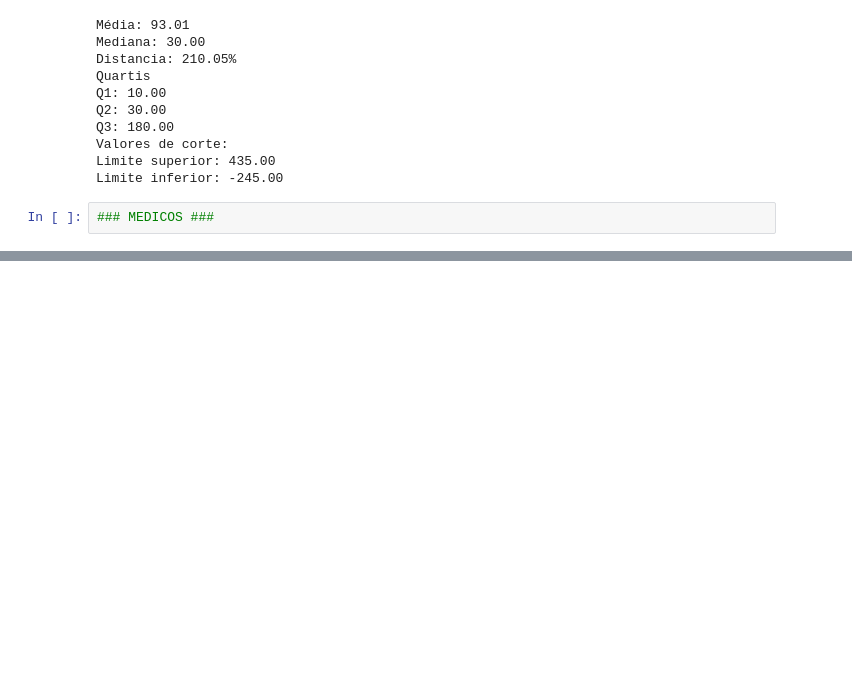
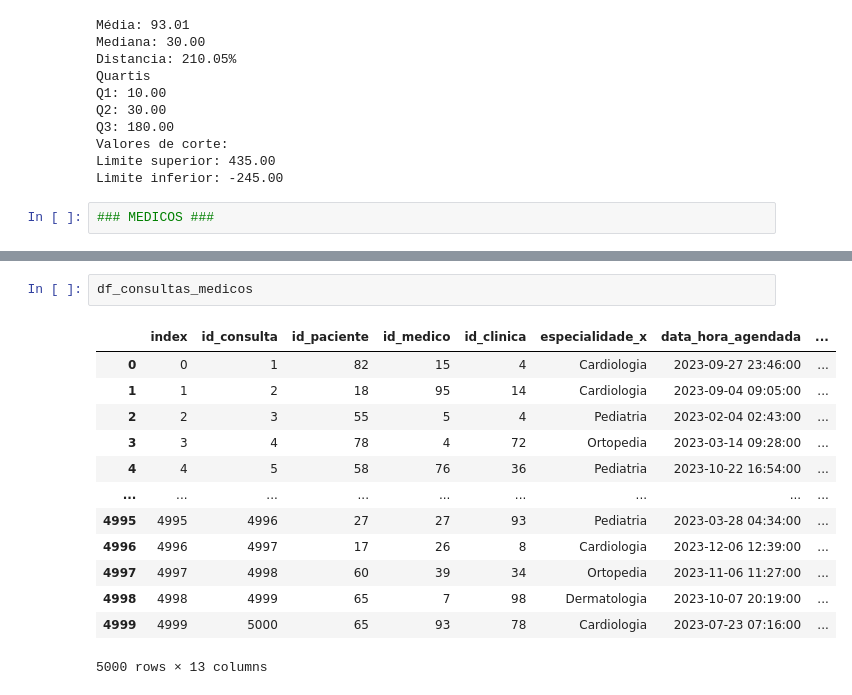
Before and after one commit to ArlemSilva/ClinicasNara, a Jupyter notebook: projeto nara.ipynb, the cells around one changed output, grey strips where cells are left out. Cells and saved outputs as stored; diff of their text form; blank space fills up the shorter version.

```diff
--- a/projeto nara.ipynb
+++ b/projeto nara.ipynb
@@ -391,0 +362,16 @@ plt.show
+# %%
+df_consultas_medicos
+# %% [output]
+|  | index | id_consulta | id_paciente | id_medico | id_clinica | especialidade_x | data_hora_agendada | ... |
+| 0 | 0 | 1 | 82 | 15 | 4 | Cardiologia | 2023-09-27 23:46:00 | ... |
+| 1 | 1 | 2 | 18 | 95 | 14 | Cardiologia | 2023-09-04 09:05:00 | ... |
+| 2 | 2 | 3 | 55 | 5 | 4 | Pediatria | 2023-02-04 02:43:00 | ... |
+| 3 | 3 | 4 | 78 | 4 | 72 | Ortopedia | 2023-03-14 09:28:00 | ... |
+| 4 | 4 | 5 | 58 | 76 | 36 | Pediatria | 2023-10-22 16:54:00 | ... |
+| ... | ... | ... | ... | ... | ... | ... | ... | ... |
+| 4995 | 4995 | 4996 | 27 | 27 | 93 | Pediatria | 2023-03-28 04:34:00 | ... |
+| 4996 | 4996 | 4997 | 17 | 26 | 8 | Cardiologia | 2023-12-06 12:39:00 | ... |
+| 4997 | 4997 | 4998 | 60 | 39 | 34 | Ortopedia | 2023-11-06 11:27:00 | ... |
+| 4998 | 4998 | 4999 | 65 | 7 | 98 | Dermatologia | 2023-10-07 20:19:00 | ... |
+| 4999 | 4999 | 5000 | 65 | 93 | 78 | Cardiologia | 2023-07-23 07:16:00 | ... |
+5000 rows × 13 columns
```
Also changed, not shown: parts of 10 cells of this notebook.
